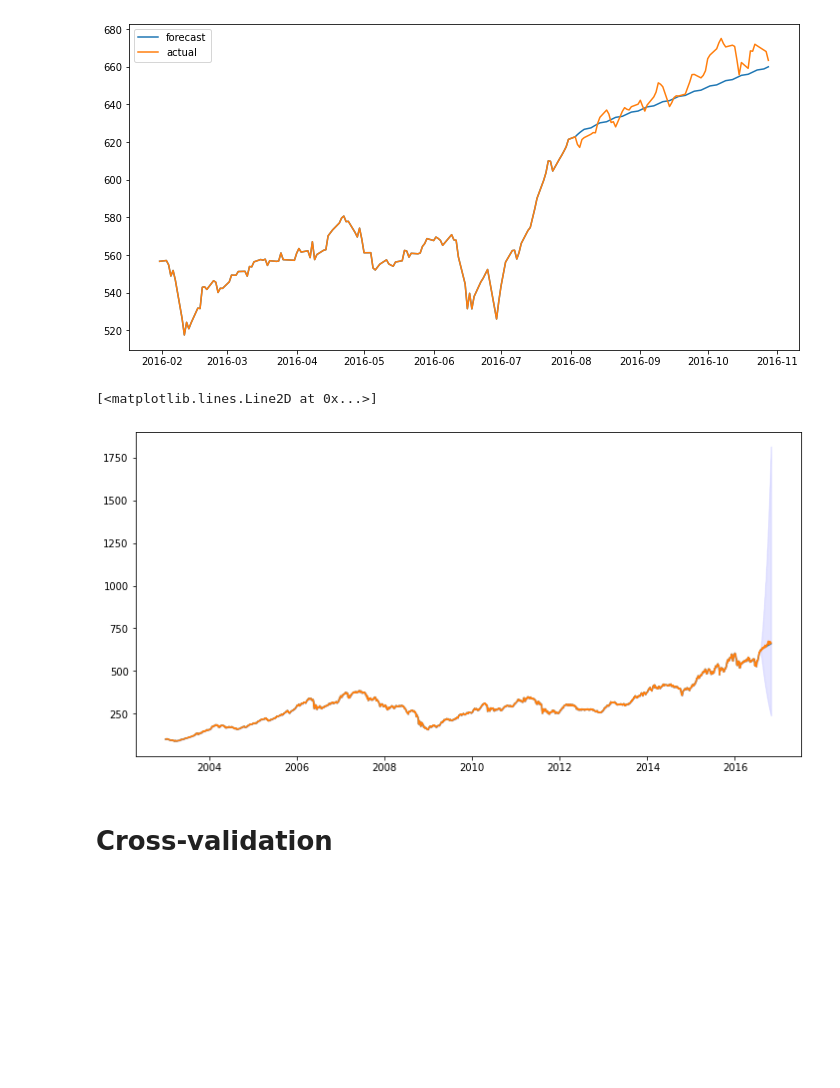
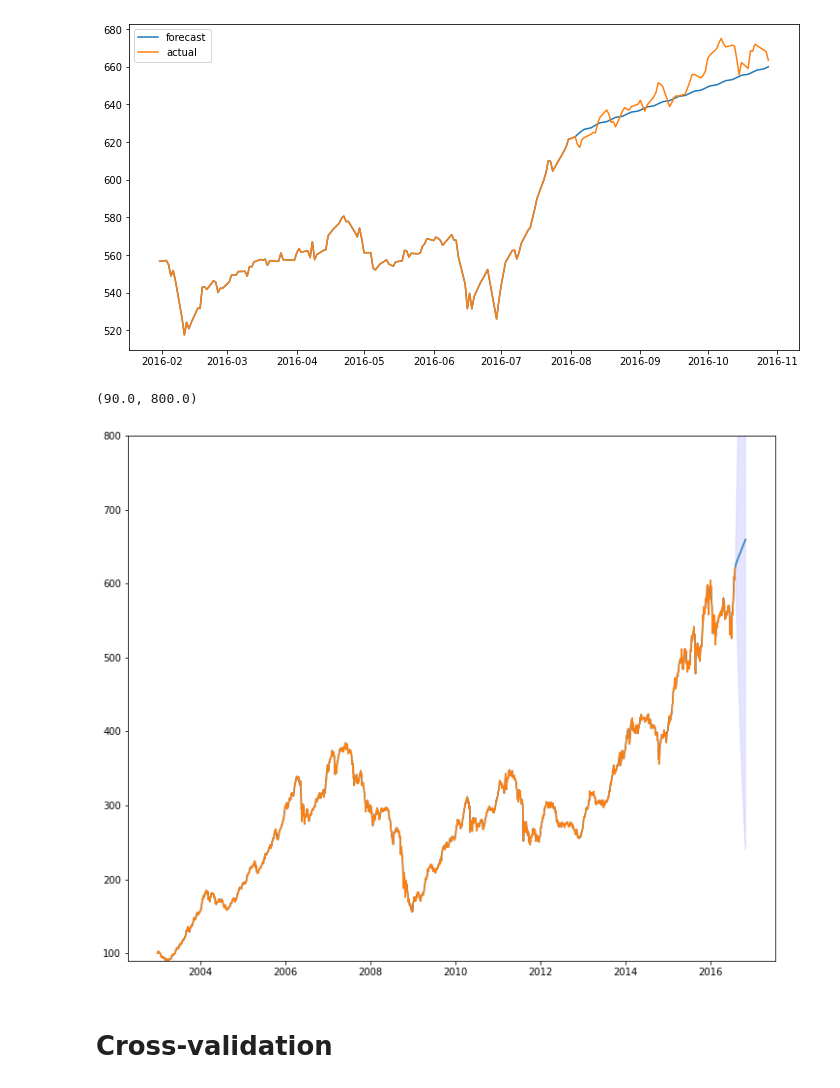
Before and after one commit to ulrikson/statistics-thesis, a Jupyter notebook: arch_evaluate.ipynb, the cells around one changed output. Cells and saved outputs as stored; diff of their text form; code cells hidden in the pictures; blank space fills up the shorter version.

```diff
--- a/arch_evaluate.ipynb
+++ b/arch_evaluate.ipynb
@@ -118,20 +118,21 @@ plt.legend()
 [figure]
 # %%
 # With confidence interval
-# HÖGST OSÄKER PÅ OM CI ÄR BERÄKNAD KORREKT I R
 
+# plot_df = merged_df[-n_seq - (n_seq * 2):]
 plot_df = merged_df
 
 x = plot_df.index
 y = plot_df['forecast']
 
-plt.figure(figsize=(12, 6))
+plt.figure(figsize=(12, 10))
 plt.plot(x,y)
 plt.fill_between(x, plot_df['lower'], plot_df['upper'], color='blue', alpha=0.1)
-plt.plot(plot_df['Close'], label="actual")
+plt.plot(plot_df['Close'][:-n_seq], label="actual")
+plt.ylim(90, 800)
 # %% [output]
-[<matplotlib.lines.Line2D at 0x...>]
+(90.0, 800.0)
-[figure, old version]
+[figure, new version]
 # %% [markdown]
 # Cross-validation
 # %%
```
Also changed, not shown: 4 other files.
